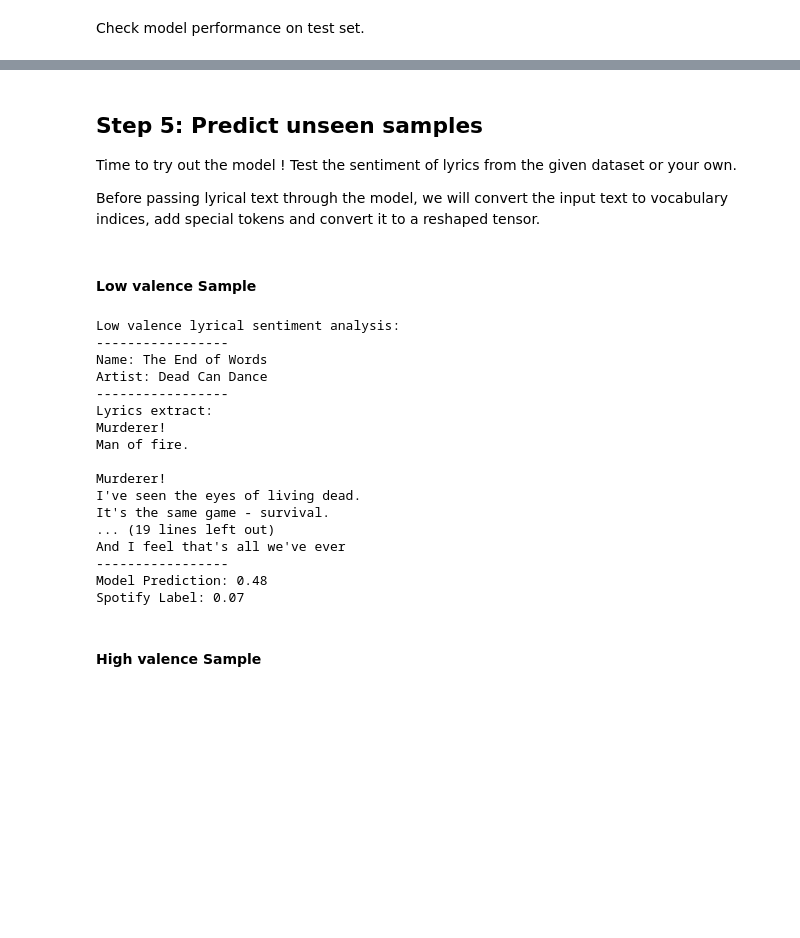
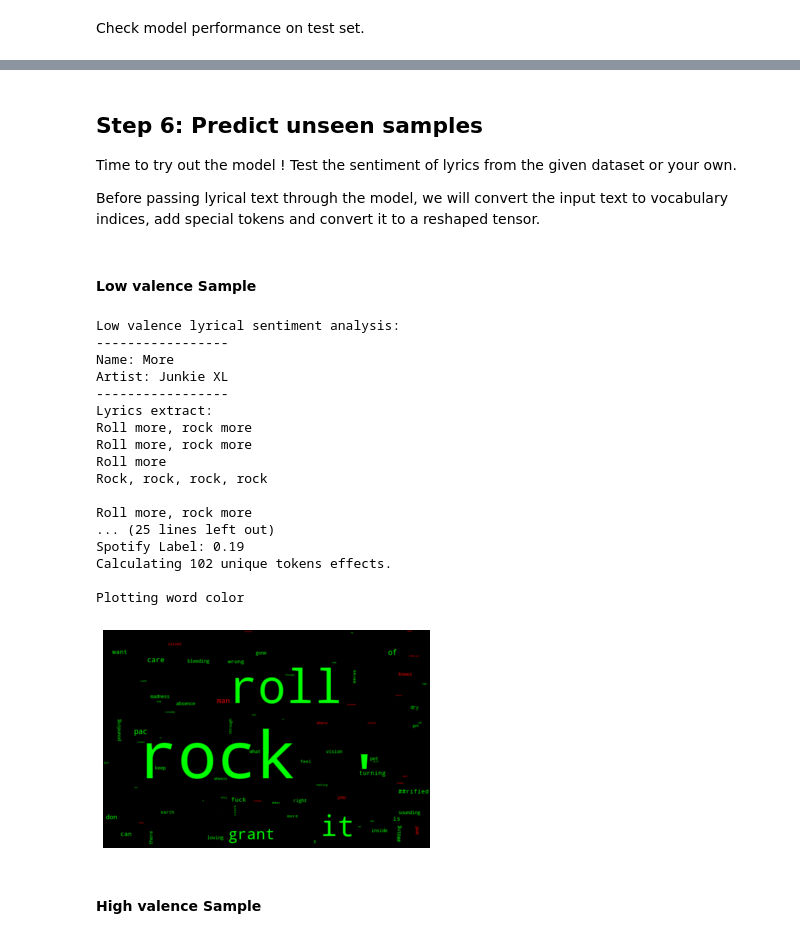
Before and after one commit to EdenBD/lyrics-sentiment, a Jupyter notebook: Tracks_Sentiment_Analysis.ipynb, the cells around one changed output, grey strips where cells are left out. Saved outputs shown, nothing was run; the diff lists cells and outputs as text; code cells hidden in the pictures; blank space fills up the shorter version.

```diff
--- a/Tracks_Sentiment_Analysis.ipynb
+++ b/Tracks_Sentiment_Analysis.ipynb
@@ -715,0 +822,15 @@ Predicted correctly: 30.75% negatives | 71.96% positives | 45.73% neutral
+# %%
+def predict_tokens(input_ids_tensor, attention_mask_tensor, model):
+    prediction = model(input_ids_tensor, attention_mask_tensor).squeeze(1) # in place remove all size 1 in the given dimension (here 1).
+    prediction = torch.sigmoid(prediction)
+    return prediction.item()
+
+def predict_lyrics_sentiment(model, tokenizer, lyrics, label=None):
+    model.eval()
+    # Turn lyrics to voacbulary indices.
+    input_ids = tokenizer.convert_tokens_to_ids(tokenizer.tokenize(lyrics))
+    text = torch.LongTensor(input_ids).reshape(1,-1)
+
+    # Create a mask for input's padding.
+    mask = torch.LongTensor(np.where(input_ids == 0, 0, 1)).reshape(1,-1)
+    return predict_tokens(text, mask, model)
@@ -716,57 +914,49 @@ Predicted correctly: 30.75% negatives | 71.96% positives | 45.73% neutral
 # %% [markdown]
-## Step 5: Predict unseen samples
+## Step 6: Predict unseen samples
 
 Time to try out the model ! Test the sentiment of lyrics from the given dataset or your own.
 
 Before passing lyrical text through the model, we will convert the input text to vocabulary indices, add special tokens and convert it to a reshaped tensor.
-# %%
-def predict_lyrics_sentiment(model, tokenizer, lyrics):
-    model.eval()
-    # Turn lyrics to voacbulary indices.
-    input_ids = tokenizer.convert_tokens_to_ids(tokenizer.tokenize(lyrics))
-    text = torch.LongTensor(input_ids).reshape(1,-1)
-
-    # Create a mask for input's padding.
-    mask = torch.LongTensor(np.where(input_ids == 0, 0, 1)).reshape(1,-1)
-
-    prediction = model(text, attention_masks=mask).squeeze(1) # in place remove all size 1 in the given dimension (here 1).
-    prediction = torch.sigmoid(prediction)
-    return prediction.item()
 # %% [markdown]
 #### Low valence Sample
 # %%
-negative_sample_row = diversified_df[diversified_df.label<LOW_VALENCE_BOUND].sample()
+# Make sure not taken from dataset used for training
+negative_sample_row = df[DATASET_SIZE+1:][df.label<LOW_VALENCE_BOUND].sample()
 negative_sample_row_lyrics = negative_sample_row['seq'].item()
 print("Low valence lyrical sentiment analysis:")
 print("-----------------")
 print("Name:", negative_sample_row.song.item())
 print("Artist:", negative_sample_row.artist.item())
 print("-----------------")
 print("Lyrics extract:")
 print(negative_sample_row_lyrics[:STR_PRINT_BOUND])
 
 prediction = predict_lyrics_sentiment(model, tokenizer, negative_sample_row_lyrics)
 print("-----------------")
 print("Model Prediction: {:.2f}".format(prediction))
-print("Spotify Label: {:.2f}".format(negative_sample_row.label.item()))
+neg_label = negative_sample_row.label.item()
+print("Spotify Label: {:.2f}".format(neg_label))
+
+check_words_effect(model, tokenizer,negative_sample_row_lyrics)
 # %% [output]
 Low valence lyrical sentiment analysis:
 -----------------
-Name: The End of Words
-Artist: Dead Can Dance
+Name: More
+Artist: Junkie XL
 -----------------
 Lyrics extract:
-Murderer!
-Man of fire.
+Roll more, rock more
+Roll more, rock more
+Roll more
+Rock, rock, rock, rock
 
-Murderer!
-I've seen the eyes of living dead.
-It's the same game - survival.
-... (19 lines left out)
-And I feel that's all we've ever
------------------
-Model Prediction: 0.48
-Spotify Label: 0.07
+Roll more, rock more
+... (25 lines left out)
+Spotify Label: 0.19
+Calculating 102 unique tokens effects.
+
+Plotting word color
+[figure, added]
 # %% [markdown]
 #### High valence Sample
 # %%
```
Also changed, not shown: parts of 40 cells of this notebook, 1 other file.
